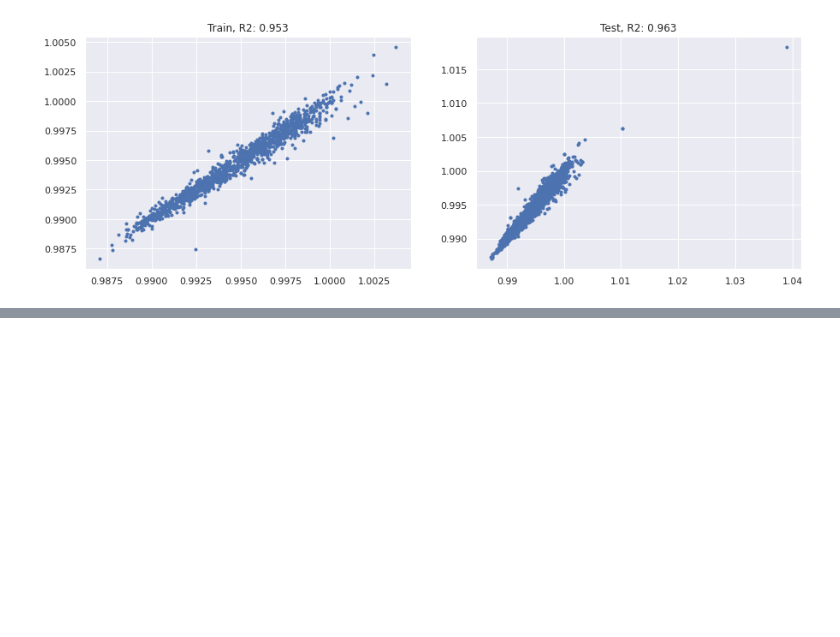
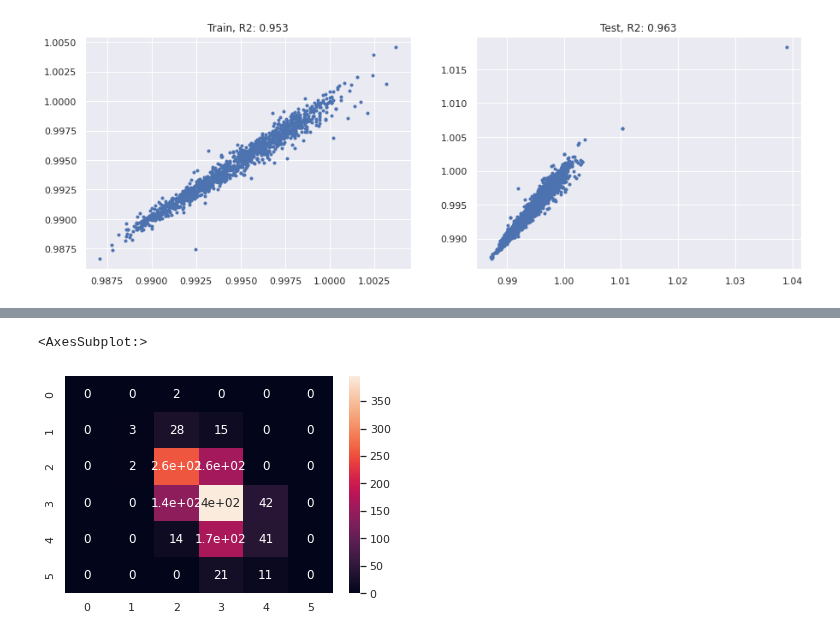
Before and after one commit to wesleybeckner/data_science_foundations, a Jupyter notebook: notebooks/solutions/SOLN_E3_Feature_Engineering.ipynb, the cells around one changed output, grey strips where cells are left out. Saved outputs shown, nothing was run; the diff lists cells and outputs as text; code cells hidden in the pictures; blank space fills up the shorter version.

```diff
--- a/notebooks/solutions/SOLN_E3_Feature_Engineering.ipynb
+++ b/notebooks/solutions/SOLN_E3_Feature_Engineering.ipynb
@@ -158,0 +168,20 @@ Text(0.5, 1.0, 'Test, R2: 0.963')
+# %%
+# Code Cell for L1 Q1
+display(wine.head())
+print(wine.shape)
+str_cols = ['type']
+
+enc = OneHotEncoder()
+imp = SimpleImputer()
+
+enc.fit_transform(wine[str_cols])
+X_cat = enc.transform(wine[str_cols]).toarray()
+
+X = wine.copy()
+X.pop('type')
+y = X.pop('quality')
+X = imp.fit_transform(X)
+
+X = np.hstack([X_cat, X])
+print(y.shape)
+print(X.shape)
@@ -158,0 +204,3 @@ Text(0.5, 1.0, 'Test, R2: 0.963')
+# %%
+scaler = StandardScaler()
+X[:,2:] = scaler.fit_transform(X[:,2:])
@@ -158,0 +219,7 @@ Text(0.5, 1.0, 'Test, R2: 0.963')
+# %%
+# Code Cell for L1 Q3
+model = LogisticRegression(max_iter=1e4)
+X_train, X_test, y_train, y_test = train_test_split(X, y, train_size=0.8, random_state=42)
+
+model.fit(X_train, y_train)
+y_pred = model.predict(X_test)
@@ -158,0 +241,5 @@ Text(0.5, 1.0, 'Test, R2: 0.963')
+# %%
+sns.heatmap(confusion_matrix(y_test,y_pred), annot=True)
+# %% [output]
+<AxesSubplot:>
+[figure, added]
```
Also changed, not shown: parts of 11 cells of this notebook.
